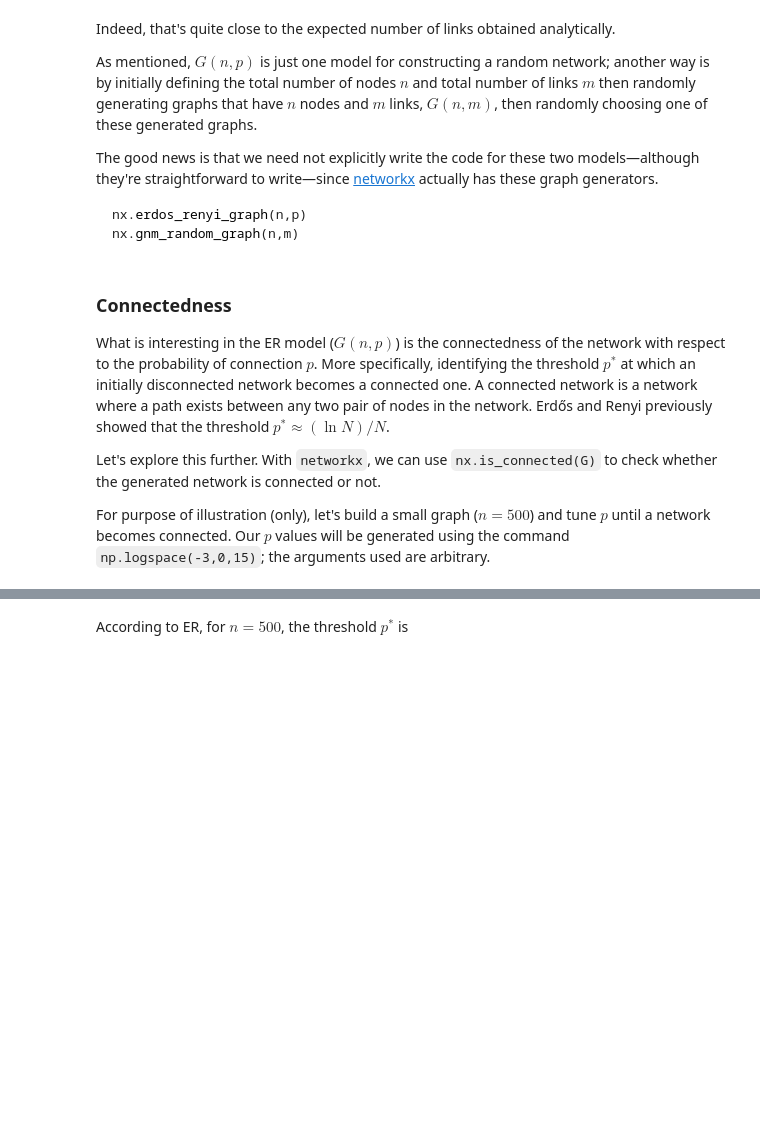
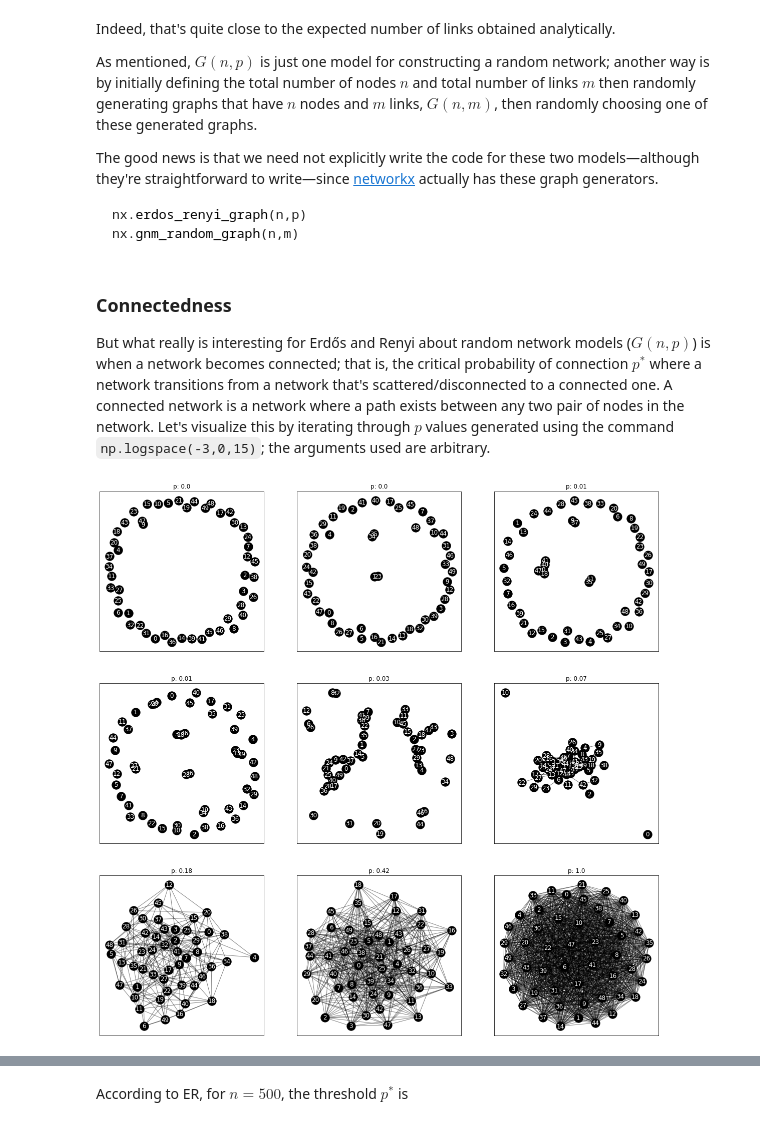
Before and after one commit to eflegara/Network-Science-Lectures, a Jupyter notebook: CN Models.ipynb, the cells around one changed output, grey strips where cells are left out. Saved outputs shown, nothing was run; the diff lists cells and outputs as text; code cells hidden in the pictures; blank space fills up the shorter version.

````diff
--- a/CN Models.ipynb
+++ b/CN Models.ipynb
@@ -84,8 +87,21 @@ nx.gnm_random_graph(n,m)
 ```
 # %% [markdown]
 ### Connectedness
-What is interesting in the ER model ($G(n,p)$) is the connectedness of the network with respect to the probability of connection $p$. More specifically, identifying the threshold $p^*$ at which an initially disconnected network becomes a connected one. A connected network is a network where a path exists between any two pair of nodes in the network. Erdős and Renyi previously showed that the threshold $p^* \approx (\ln N)/N$.
-
-Let's explore this further. With `networkx`, we can use `nx.is_connected(G)` to check whether the generated network is connected or not.
-
-For purpose of illustration (only), let's build a small graph ($n=500$) and tune $p$ until a network becomes connected. Our $p$ values will be generated using the command `np.logspace(-3,0,15)`; the arguments used are arbitrary.
+But what really is interesting for Erdős and Renyi about random network models ($G(n,p)$) is when a network becomes connected; that is, the critical probability of connection $p^*$ where a network transitions from a network that's scattered/disconnected to a connected one. A connected network is a network where a path exists between any two pair of nodes in the network. Let's visualize this by iterating through $p$ values generated using the command `np.logspace(-3,0,15)`; the arguments used are arbitrary.
+# %%
+size = []
+fig = plt.figure(figsize=(20,20));
+
+i=0
+for p in np.logspace(-3,0,9):
+    ax = fig.add_subplot(3, 3, i+1);
+    ER = nx.erdos_renyi_graph(n=50,p=p)
+    pos = nx.fruchterman_reingold_layout(ER)
+    nc = nx.draw_networkx_nodes(ER, pos=pos, node_size=300, cmap=plt.cm.RdYlBu,
+                                node_color='black');
+    nx.draw_networkx_edges(ER, pos=pos, alpha=0.500);
+    nx.draw_networkx_labels(ER, pos=pos, font_color='white');
+    plt.title("p: " + str(np.round(p,2)))
+    i = i + 1
+# %% [output]
+[figure, added]
````
Also changed, not shown: parts of 22 cells of this notebook, 1 other file.
